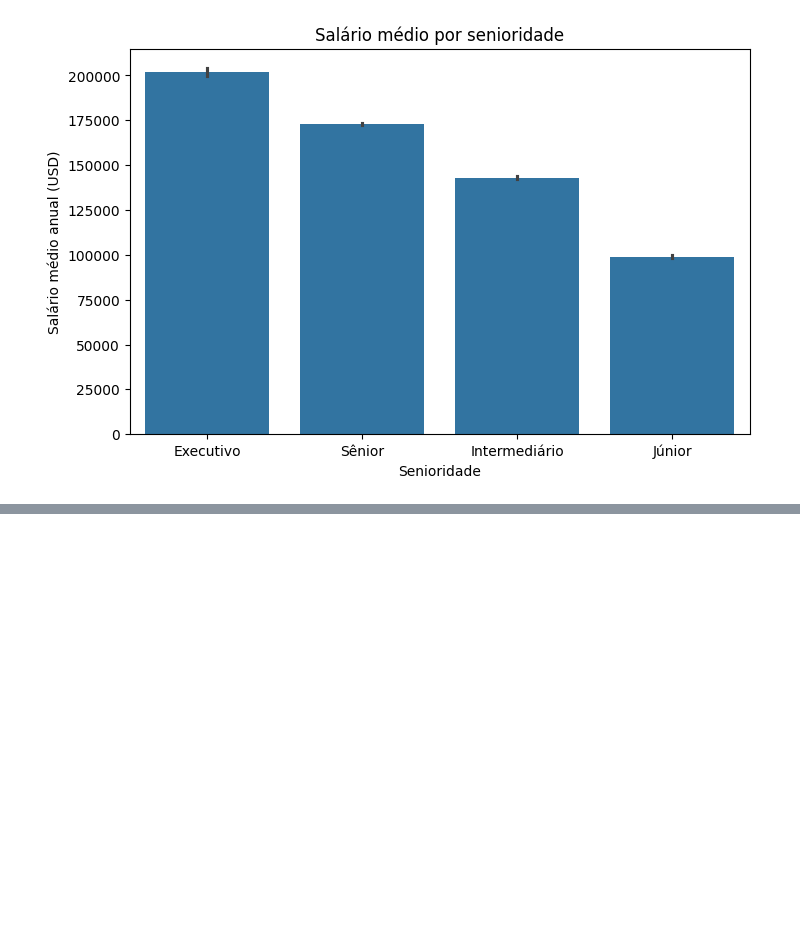
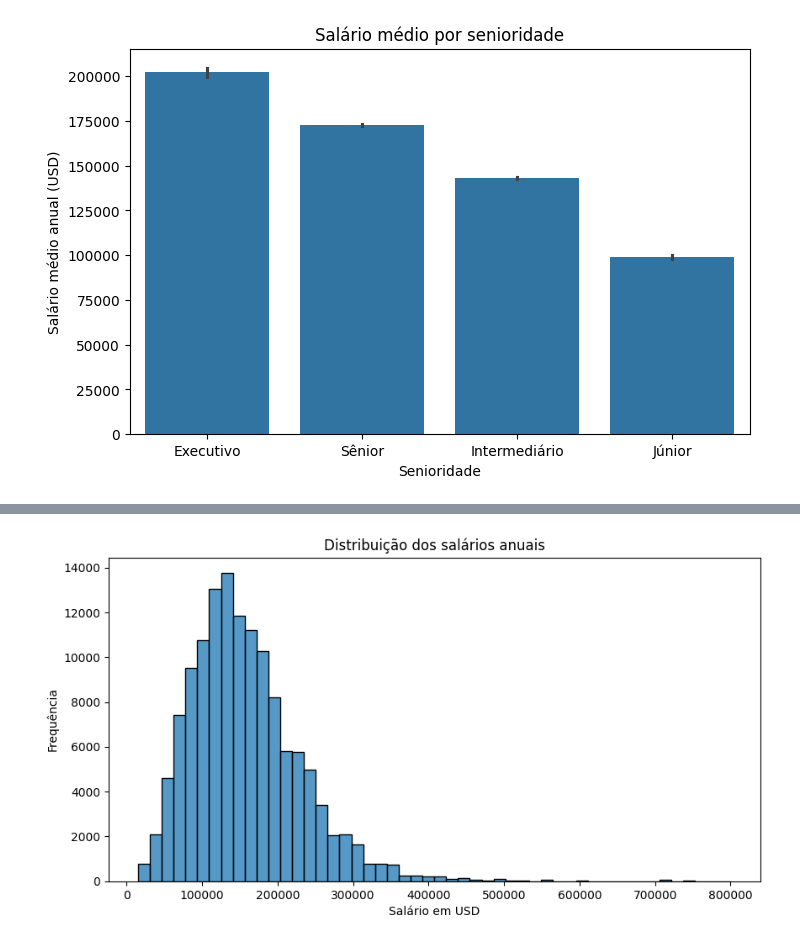
Before and after one commit to sandro-silva/Data, a Jupyter notebook: Aula_3_Visualização_de_Dados.ipynb, the cells around one changed output, grey strips where cells are left out. Cells and saved outputs as stored; diff of their text form; code cells hidden in the pictures; blank space fills up the shorter version.

```diff
--- a/Aula_3_Visualização_de_Dados.ipynb
+++ b/Aula_3_Visualização_de_Dados.ipynb
@@ -514,0 +538,9 @@ plt.show()
+# %%
+plt.figure(figsize=(10, 5))
+sns.histplot(df_limpo['usd'], bins=50, kde=False)
+plt.title('Distribuição dos salários anuais')
+plt.xlabel('Salário em USD')
+plt.ylabel('Frequência')
+plt.show()
+# %% [output]
+[figure, added]
```
Also changed, not shown: parts of 6 cells of this notebook.
